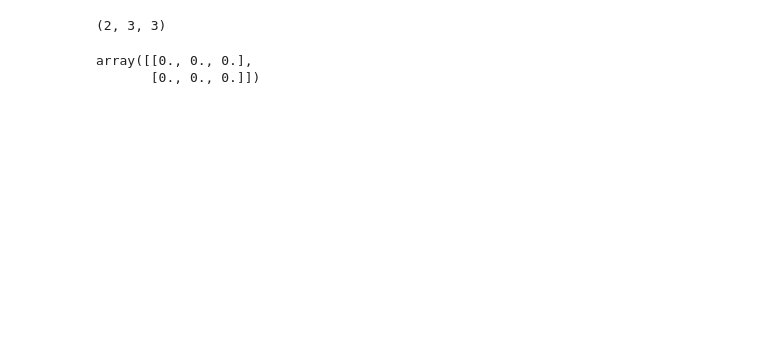
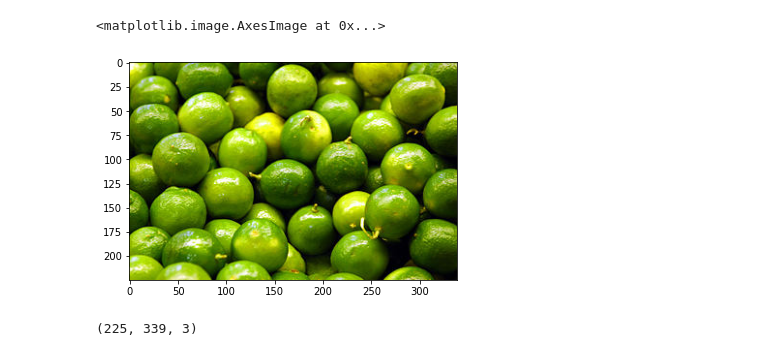
Before and after one commit to viniciusdenovaes/Unip212PI, a Jupyter notebook: prototipos/Aula02_operacao_cinza.ipynb, the cells around one changed output. Drawn from its saved outputs; the diff is of its cells as text; code cells hidden in the pictures; blank space fills up the shorter version.

```diff
--- a/prototipos/Aula02_operacao_cinza.ipynb
+++ b/prototipos/Aula02_operacao_cinza.ipynb
@@ -8,5 +9,5 @@ import numpy as np
 # %%
-nome_file = os.path.join('..', 'imagens', 'cores3x2.png')
+nome_file = os.path.join('..', 'imagens', 'Limes.jpg')
 # %%
 matriz = imfi.file_to_matriz(nome_file)
 # %%
@@ -22,4 +33,9 @@ array([[[255,   0,   0],
+# %%
+plt.imshow(matriz)
+# %% [output]
+<matplotlib.image.AxesImage at 0x...>
+[figure, added]
 # %%
 matriz.shape
 # %% [output]
-(2, 3, 3)
+(225, 339, 3)
@@ -26,5 +45,2 @@ matriz.shape
 # %%
-np.zeros(matriz.shape[:-1])
+matrix_gray = np.zeros((linhas, colunas))
-# %% [output]
-array([[0., 0., 0.],
-       [0., 0., 0.]])
```
Also changed, not shown: parts of 6 cells of this notebook, 22 other files.
